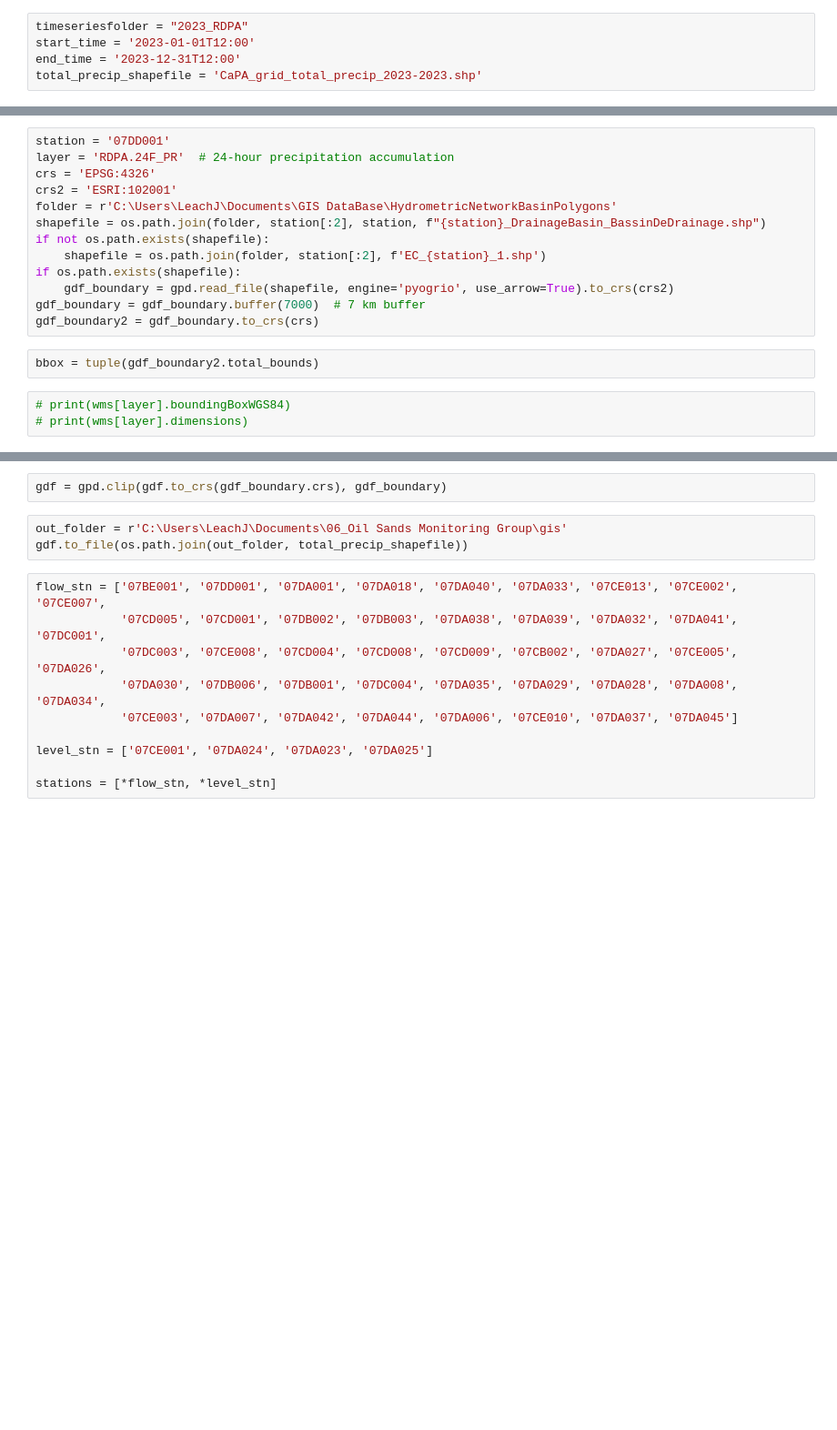
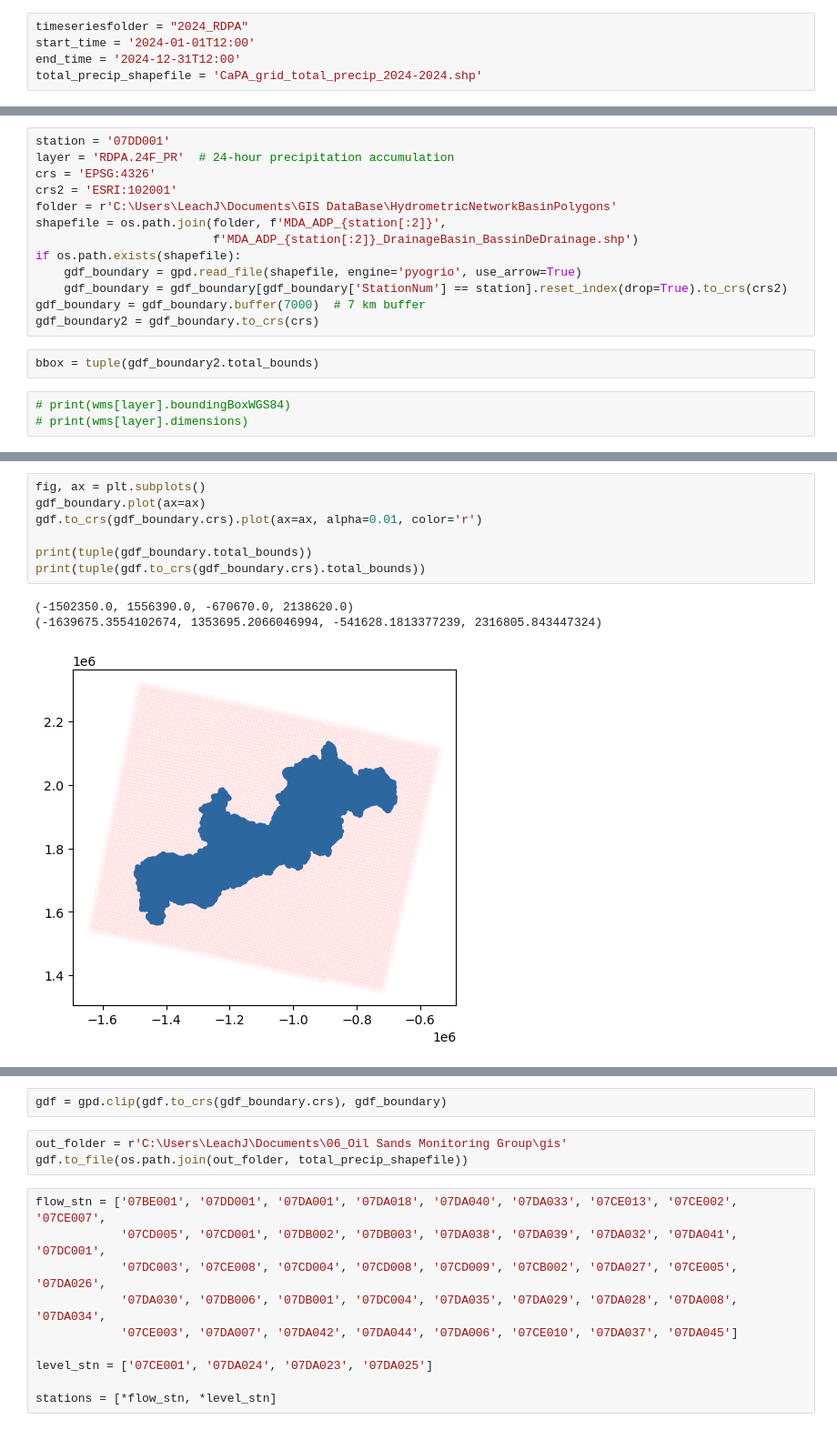
Before and after one commit to Inno-West/OSM_Annual_Report, a Jupyter notebook: util/GetRDPA.ipynb, the cells around one changed output, grey strips where cells are left out. Shown at 91% size. Drawn from its saved outputs; the diff is of its cells as text; blank space fills up the shorter version.

```diff
--- a/util/GetRDPA.ipynb
+++ b/util/GetRDPA.ipynb
@@ -17,10 +18,10 @@ wms = WebMapService('https://geo.weather.gc.ca/geomet?SERVICE=WMS' +
                     version='1.3.0',
                     timeout=300)
 # %%
-timeseriesfolder = "2023_RDPA"
-start_time = '2023-01-01T12:00'
-end_time = '2023-12-31T12:00'
-total_precip_shapefile = 'CaPA_grid_total_precip_2023-2023.shp'
+timeseriesfolder = "2024_RDPA"
+start_time = '2024-01-01T12:00'
+end_time = '2024-12-31T12:00'
+total_precip_shapefile = 'CaPA_grid_total_precip_2024-2024.shp'
 # %%
 interval = 24
 fmt = '%Y-%m-%dT%H:%M'
@@ -36,11 +37,11 @@ layer = 'RDPA.24F_PR'  # 24-hour precipitation accumulation
 crs = 'EPSG:4326'
 crs2 = 'ESRI:102001'
 folder = r'C:\Users\LeachJ\Documents\GIS DataBase\HydrometricNetworkBasinPolygons'
-shapefile = os.path.join(folder, station[:2], station, f"{station}_DrainageBasin_BassinDeDrainage.shp")
-if not os.path.exists(shapefile):
-    shapefile = os.path.join(folder, station[:2], f'EC_{station}_1.shp')
+shapefile = os.path.join(folder, f'MDA_ADP_{station[:2]}',
+                         f'MDA_ADP_{station[:2]}_DrainageBasin_BassinDeDrainage.shp')
 if os.path.exists(shapefile):
-    gdf_boundary = gpd.read_file(shapefile, engine='pyogrio', use_arrow=True).to_crs(crs2)
+    gdf_boundary = gpd.read_file(shapefile, engine='pyogrio', use_arrow=True)
+    gdf_boundary = gdf_boundary[gdf_boundary['StationNum'] == station].reset_index(drop=True).to_crs(crs2)
 gdf_boundary = gdf_boundary.buffer(7000)  # 7 km buffer
 gdf_boundary2 = gdf_boundary.to_crs(crs)
 # %%
@@ -114,0 +111,11 @@ print(toc-tic)
+# %%
+fig, ax = plt.subplots()
+gdf_boundary.plot(ax=ax)
+gdf.to_crs(gdf_boundary.crs).plot(ax=ax, alpha=0.01, color='r')
+
+print(tuple(gdf_boundary.total_bounds))
+print(tuple(gdf.to_crs(gdf_boundary.crs).total_bounds))
+# %% [output]
+(-1502350.0, 1556390.0, -670670.0, 2138620.0)
+(-1639675.3554102674, 1353695.2066046994, -541628.1813377239, 2316805.843447324)
+[figure, added]
```
Also changed, not shown: parts of 7 cells of this notebook, 1 other file.
